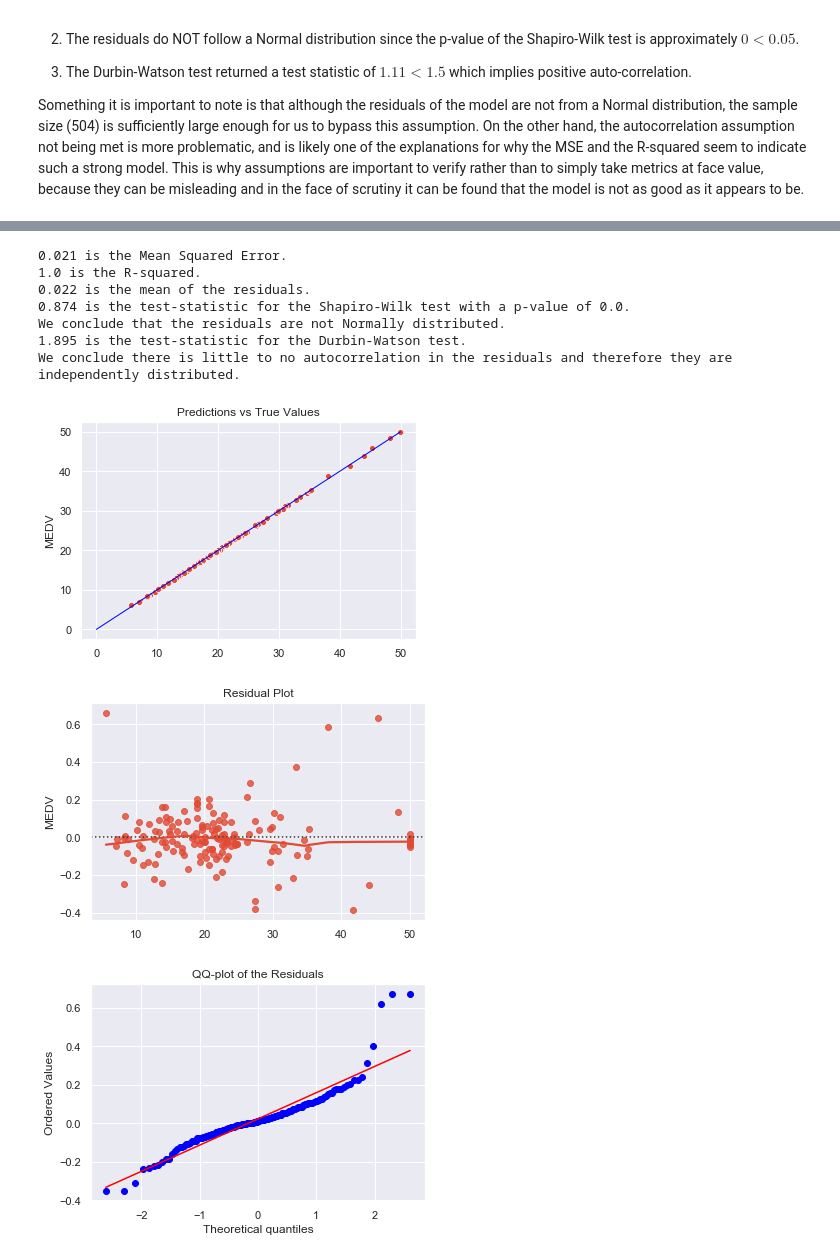
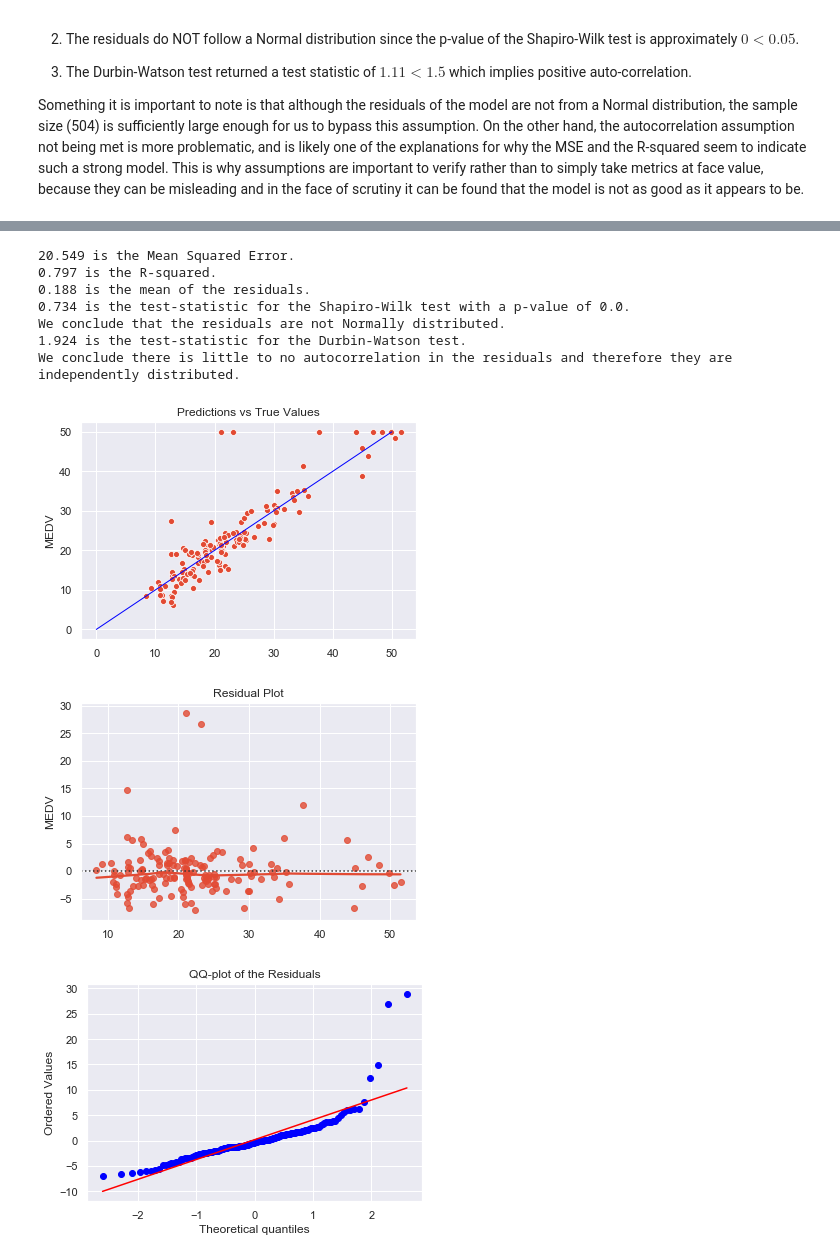
Before and after one commit to jstevenr/housing-price-regression, a Jupyter notebook: housing-prices.ipynb, the cells around one changed output, grey strips where cells are left out. Cells and saved outputs as stored; diff of their text form; code cells hidden in the pictures.

```diff
--- a/housing-prices.ipynb
+++ b/housing-prices.ipynb
@@ -121,7 +124,7 @@ In supervised learning, particularly linear regression as we are utilizing here,
 # %%
 # Assigning the response variable as y and the target variables as X
 y = df['MEDV']
-X = df.drop('MEDV', axis = 1)
+X = pd.DataFrame(boston.data, columns = boston.feature_names)
 
 # drop features that are highly correlated with other features
 # matrix of absolute values of correlation
@@ -132,5 +135,6 @@ upper = corr_matrix.where(np.triu(np.ones(corr_matrix.shape), k=1).astype(np.boo
 
 # Find index of feature columns with correlation greater than 0.75
 to_drop = [column for column in upper.columns if any(upper[column] > 0.75)]
+to_drop.append('MEDV') # adding response variable to drop list
 print(to_drop)
 # %% [output]
@@ -208,20 +229,8 @@ X_test = scaler.transform(X_test)
 # %%
-# function that fits a regression model, prints MSE and R-squared, and returns predictions
-def fit_model(regr, X_train, y_train, y_test):
-    # fit model
-    model = regr.fit(X_train, y_train)
-    y_pred = model.predict(X_test)
+# function that finds the mean of the residuals, tests for Normality and independence
 
-    # Mean Squared Error
-    mse = round(mean_squared_error(y_test, y_pred), 3)
-    print("{} is the Mean Squared Error.".format(mse))
+def residual_tests(residuals):
 
-    # R-squared
-    r_squared = round(model.score(X_test, y_test), 3)
-    print("{} is the R-squared.".format(r_squared))
-
-    # Residuals
-    residuals = y_test - y_pred
     residuals_mean = round(np.mean(residuals), 3)
     print("{} is the mean of the residuals.".format(residuals_mean))
 
@@ -244,8 +253,6 @@ def fit_model(regr, X_train, y_train, y_test):
         print("We conclude there is positive autocorrelation in the residuals.")
     else:
         print("We conclude there is little to no autocorrelation in the residuals and therefore they are independently distributed.")
-
-    return(y_pred)
 # %%
 # function that plots the predicted values against the true values, the residual plot, and the QQ-plot of the residuals
 # requires seaborn and matplotlib.pyplot
@@ -429,19 +520,31 @@ We conclude there is little to no autocorrelation in the residuals and therefore
 # %%
 # Gradient Boosting Regressor
 regr_GBR = GradientBoostingRegressor(random_state = 10, n_estimators = 400)
-predictions_GBR = fit_model(regr_GBR, X_train, y_train, y_test)
+model_GBR = regr_GBR.fit(X_train, y_train)
+predictions_GBR = model_GBR.predict(X_test)
+
+# MSE
+mse_GBR = round(mean_squared_error(y_test, predictions_GBR), 3)
+print("{} is the Mean Squared Error.".format(mse_GBR))
+
+# R-squared
+r2_GBR = round(model_GBR.score(X_test, y_test), 3)
+print("{} is the R-squared.".format(r2_GBR))
+
+# Residuals
 residuals_GBR = y_test - predictions_GBR
+residual_tests(residuals_GBR)
 
 # Plotting
 plot_model_diagnostics(predictions_GBR, y_test, residuals_GBR)
 # %% [output]
-0.021 is the Mean Squared Error.
-1.0 is the R-squared.
-0.022 is the mean of the residuals.
-0.874 is the test-statistic for the Shapiro-Wilk test with a p-value of 0.0.
+20.549 is the Mean Squared Error.
+0.797 is the R-squared.
+0.188 is the mean of the residuals.
+0.734 is the test-statistic for the Shapiro-Wilk test with a p-value of 0.0.
 We conclude that the residuals are not Normally distributed.
-1.895 is the test-statistic for the Durbin-Watson test.
+1.924 is the test-statistic for the Durbin-Watson test.
 We conclude there is little to no autocorrelation in the residuals and therefore they are independently distributed.
-[figure, old version]
+[figure, new version]
-[figure, old version]
+[figure, new version]
-[figure, old version]
+[figure, new version]
```
Also changed, not shown: parts of 16 cells of this notebook.
